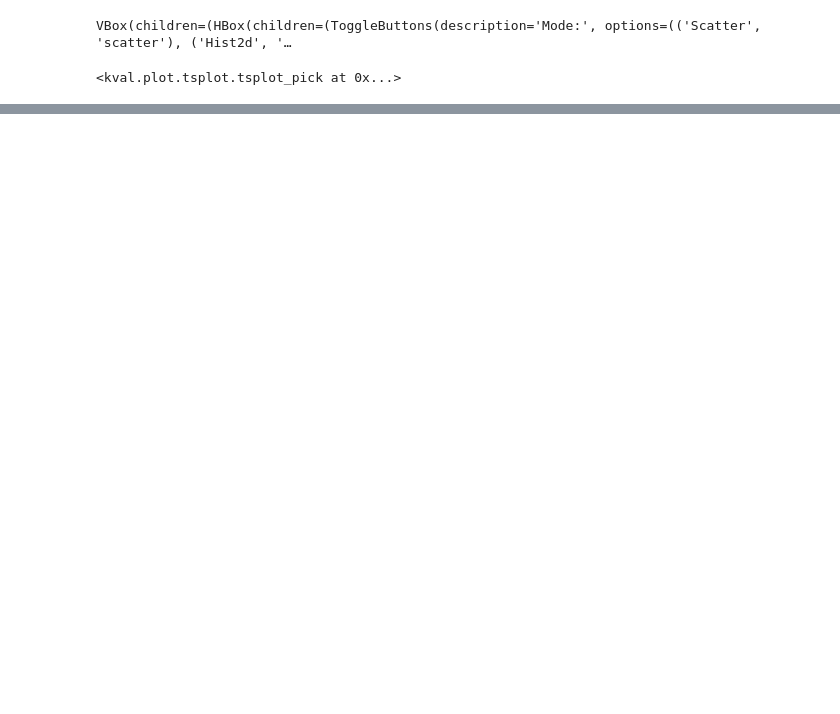
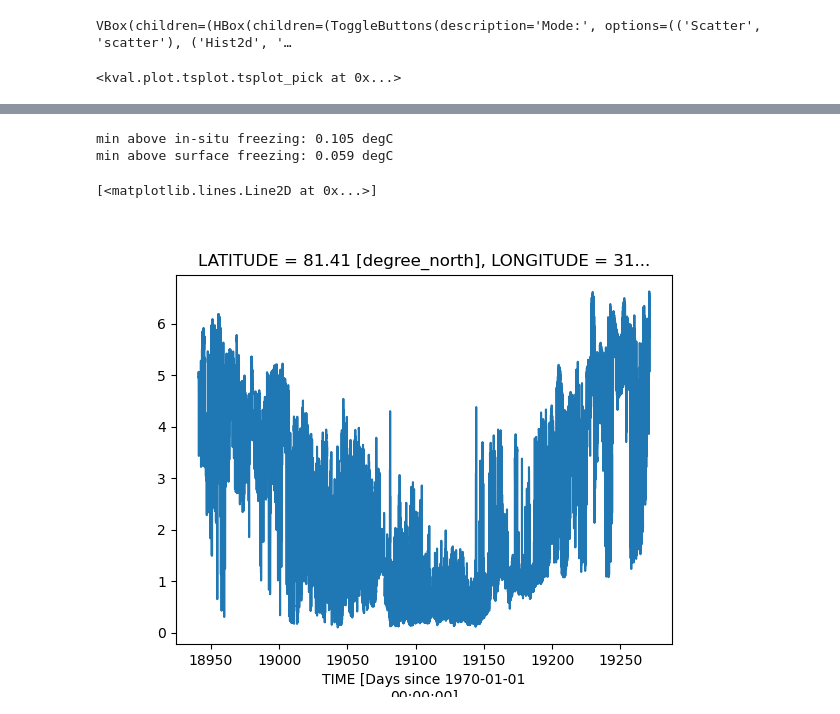
Before and after one commit to oyvfoss/hiaoos_edu, a Jupyter notebook: notebooks/ctd_moored_time_series/07_T-S_space.ipynb, the cells around one changed output, grey strips where cells are left out. Saved outputs shown, nothing was run; the diff lists cells and outputs as text; code cells hidden in the pictures; blank space fills up the shorter version.

```diff
--- a/notebooks/ctd_moored_time_series/07_T-S_space.ipynb
+++ b/notebooks/ctd_moored_time_series/07_T-S_space.ipynb
@@ -98,0 +130,18 @@ ax.scatter(ds_at200_50m.SA, ds_at200_50m.CT, label = 'AT200 100 m', **scatter_kw
+# %%
+import gsw
+
+p_insitu = ds_at200_50m.PRES
+dCT_insitu  = ds_at200_50m.CT - gsw.CT_freezing(ds_at200_50m.SA, p_insitu, 0)
+dCT_surface = ds_at200_50m.CT - gsw.CT_freezing(ds_at200_50m.SA, 0, 0)
+
+print(f'min above in-situ freezing: {float(dCT_insitu.min()):.3f} degC')
+print(f'min above surface freezing: {float(dCT_surface.min()):.3f} degC')
+# %% [output]
+min above in-situ freezing: 0.105 degC
+min above surface freezing: 0.059 degC
+# %%
+fig, ax = plt.subplots()
+dCT_insitu.plot()
+# %% [output]
+[<matplotlib.lines.Line2D at 0x...>]
+[figure, added]
```
Also changed, not shown: parts of 13 cells of this notebook, 17 other files.
